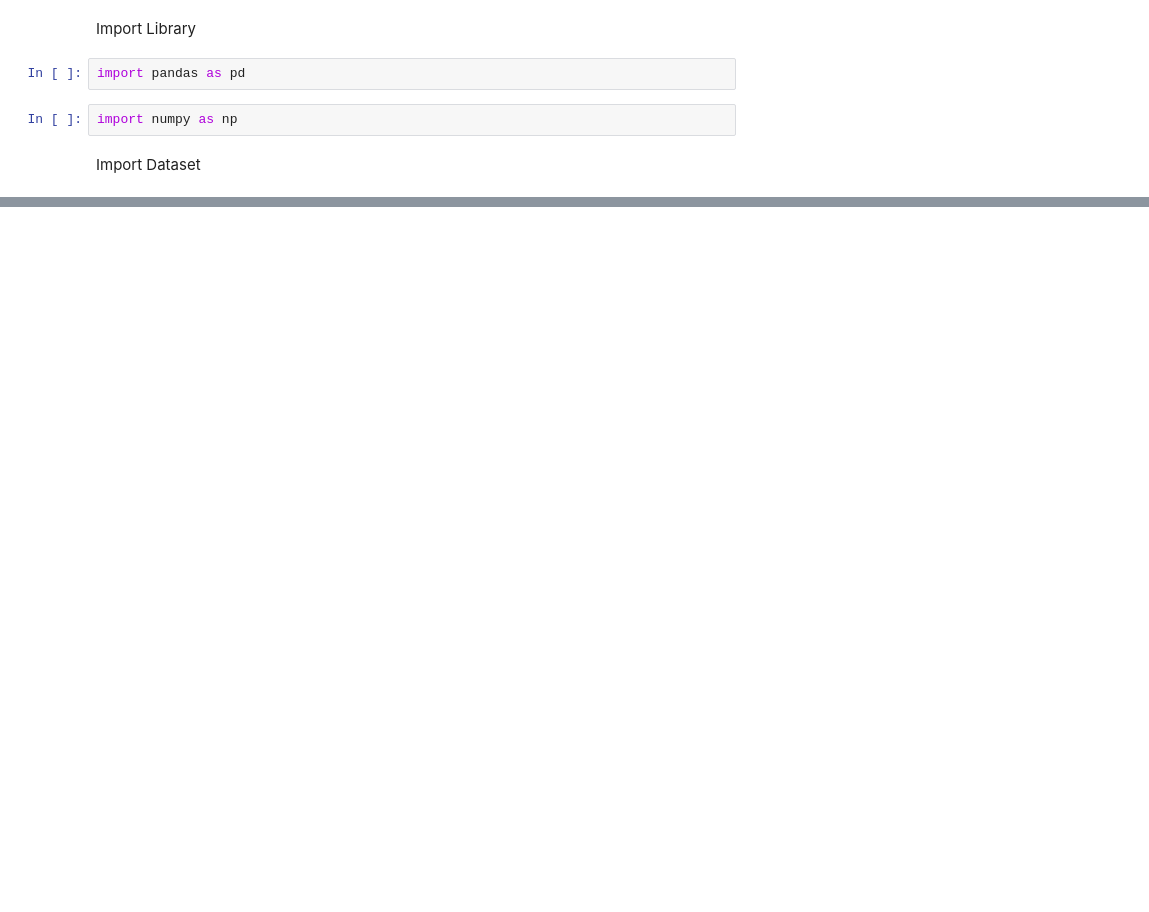
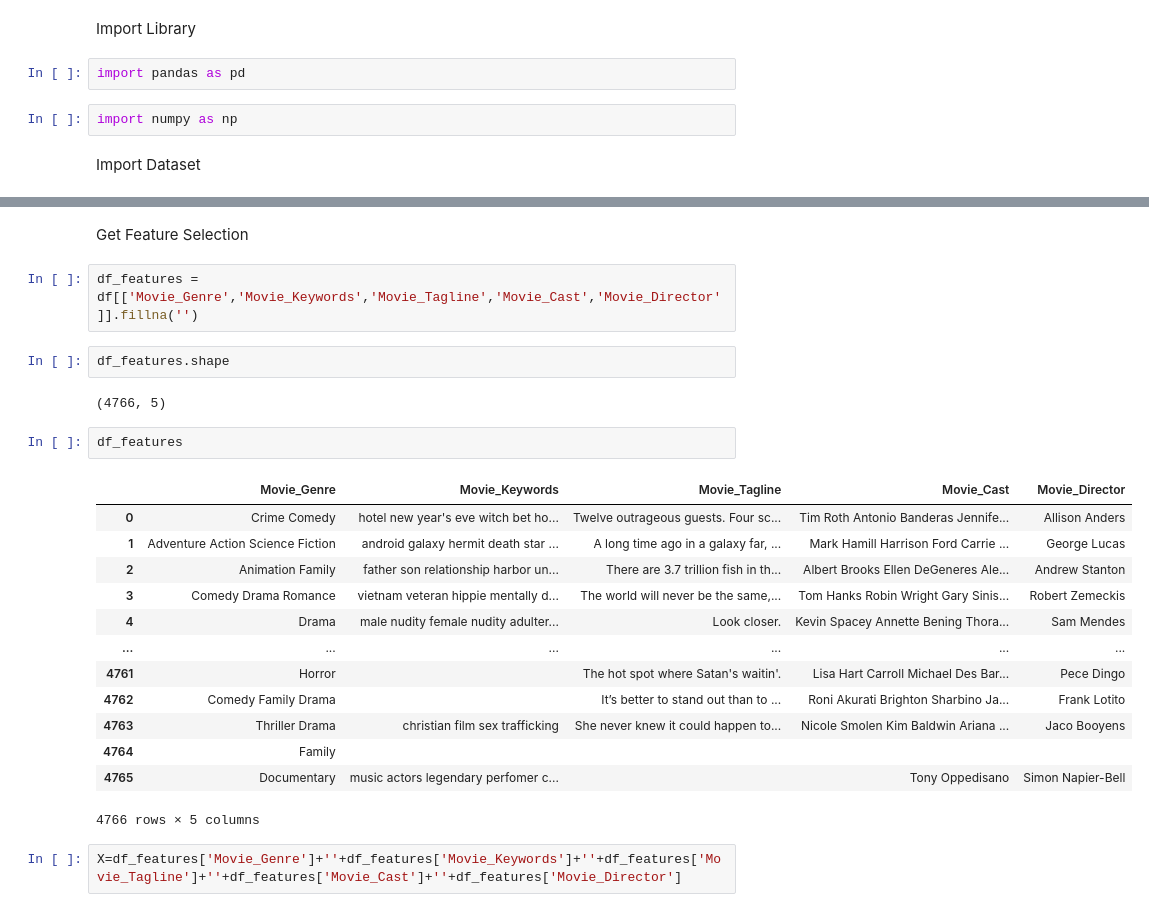
Before and after one commit to purvesh0110/Movie-Recommendation-Project, a Jupyter notebook: movie_recommendation.ipynb, the cells around one changed output, grey strips where cells are left out. Saved outputs shown, nothing was run; the diff lists cells and outputs as text; blank space fills up the shorter version.

```diff
--- a/movie_recommendation.ipynb
+++ b/movie_recommendation.ipynb
@@ -24,0 +58,26 @@ df.head()
+# %% [markdown]
+Get Feature Selection
+# %%
+df_features = df[['Movie_Genre','Movie_Keywords','Movie_Tagline','Movie_Cast','Movie_Director']].fillna('')
+# %%
+df_features.shape
+# %% [output]
+(4766, 5)
+# %%
+df_features
+# %% [output]
+|  | Movie_Genre | Movie_Keywords | Movie_Tagline | Movie_Cast | Movie_Director |
+| 0 | Crime Comedy | hotel new year's eve witch bet ho... | Twelve outrageous guests. Four sc... | Tim Roth Antonio Banderas Jennife... | Allison Anders |
+| 1 | Adventure Action Science Fiction | android galaxy hermit death star ... | A long time ago in a galaxy far, ... | Mark Hamill Harrison Ford Carrie ... | George Lucas |
+| 2 | Animation Family | father son relationship harbor un... | There are 3.7 trillion fish in th... | Albert Brooks Ellen DeGeneres Ale... | Andrew Stanton |
+| 3 | Comedy Drama Romance | vietnam veteran hippie mentally d... | The world will never be the same,... | Tom Hanks Robin Wright Gary Sinis... | Robert Zemeckis |
+| 4 | Drama | male nudity female nudity adulter... | Look closer. | Kevin Spacey Annette Bening Thora... | Sam Mendes |
+| ... | ... | ... | ... | ... | ... |
+| 4761 | Horror |  | The hot spot where Satan's waitin'. | Lisa Hart Carroll Michael Des Bar... | Pece Dingo |
+| 4762 | Comedy Family Drama |  | It’s better to stand out than to ... | Roni Akurati Brighton Sharbino Ja... | Frank Lotito |
+| 4763 | Thriller Drama | christian film sex trafficking | She never knew it could happen to... | Nicole Smolen Kim Baldwin Ariana ... | Jaco Booyens |
+| 4764 | Family |  |  |  |  |
+| 4765 | Documentary | music actors legendary perfomer c... |  | Tony Oppedisano | Simon Napier-Bell |
+4766 rows × 5 columns
+# %%
+X=df_features['Movie_Genre']+''+df_features['Movie_Keywords']+''+df_features['Movie_Tagline']+''+df_features['Movie_Cast']+''+df_features['Movie_Director']
```
Also changed, not shown: parts of 28 cells of this notebook.
